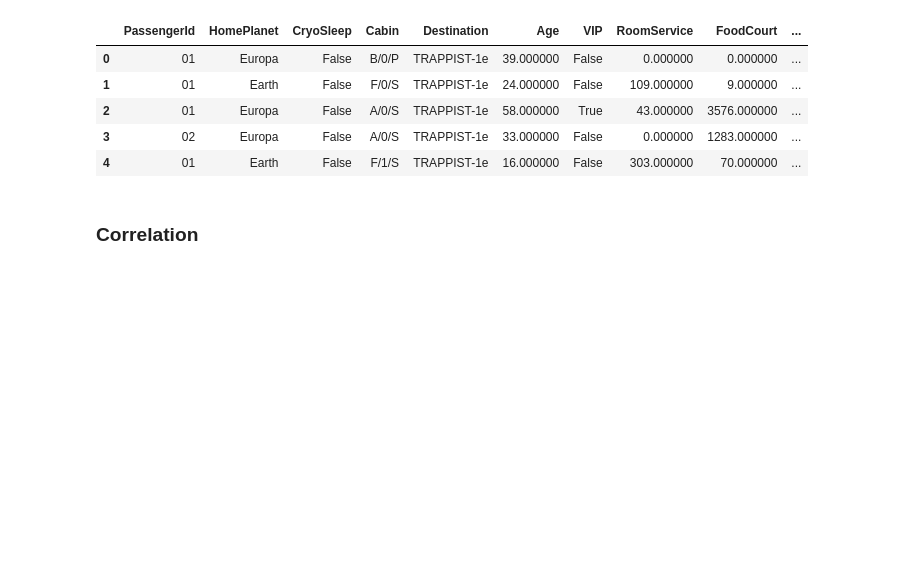
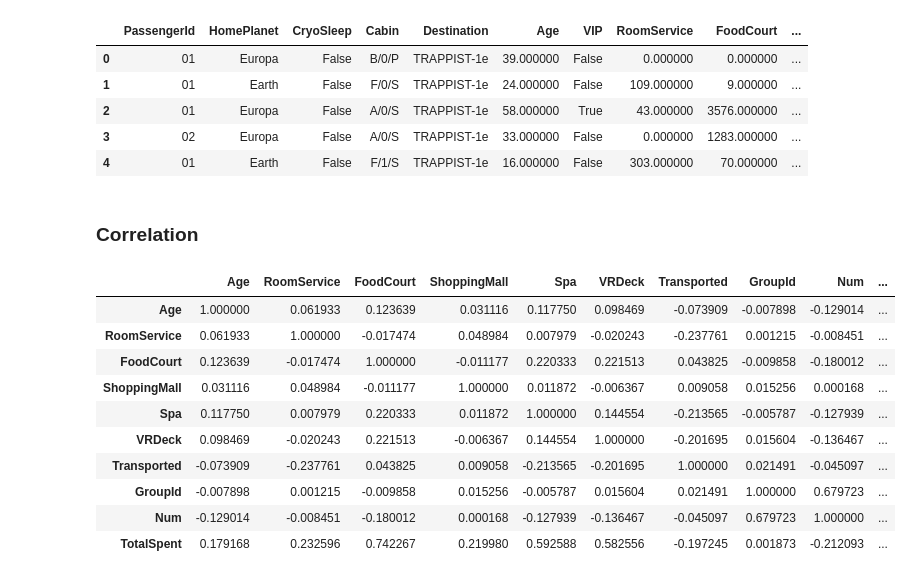
Before and after one commit to team-pass-ds/Spaceship-Titanic, a Jupyter notebook: notebooks/mukhopadhyay-eda-notebook.ipynb, the cells around one changed output. Saved outputs shown, nothing was run; the diff lists cells and outputs as text; code cells hidden in the pictures; blank space fills up the shorter version.

```diff
--- a/notebooks/mukhopadhyay-eda-notebook.ipynb
+++ b/notebooks/mukhopadhyay-eda-notebook.ipynb
@@ -635,6 +635,20 @@ df.head().style.background_gradient(cmap="Pastel1")
 | 4 | 01 | Earth | False | F/1/S | TRAPPIST-1e | 16.000000 | False | 303.000000 | 70.000000 | ... |
 # %% [markdown]
 ### Correlation
+# %%
+df.corr()
+# %% [output]
+|  | Age | RoomService | FoodCourt | ShoppingMall | Spa | VRDeck | Transported | GroupId | Num | ... |
+| Age | 1.000000 | 0.061933 | 0.123639 | 0.031116 | 0.117750 | 0.098469 | -0.073909 | -0.007898 | -0.129014 | ... |
+| RoomService | 0.061933 | 1.000000 | -0.017474 | 0.048984 | 0.007979 | -0.020243 | -0.237761 | 0.001215 | -0.008451 | ... |
+| FoodCourt | 0.123639 | -0.017474 | 1.000000 | -0.011177 | 0.220333 | 0.221513 | 0.043825 | -0.009858 | -0.180012 | ... |
+| ShoppingMall | 0.031116 | 0.048984 | -0.011177 | 1.000000 | 0.011872 | -0.006367 | 0.009058 | 0.015256 | 0.000168 | ... |
+| Spa | 0.117750 | 0.007979 | 0.220333 | 0.011872 | 1.000000 | 0.144554 | -0.213565 | -0.005787 | -0.127939 | ... |
+| VRDeck | 0.098469 | -0.020243 | 0.221513 | -0.006367 | 0.144554 | 1.000000 | -0.201695 | 0.015604 | -0.136467 | ... |
+| Transported | -0.073909 | -0.237761 | 0.043825 | 0.009058 | -0.213565 | -0.201695 | 1.000000 | 0.021491 | -0.045097 | ... |
+| GroupId | -0.007898 | 0.001215 | -0.009858 | 0.015256 | -0.005787 | 0.015604 | 0.021491 | 1.000000 | 0.679723 | ... |
+| Num | -0.129014 | -0.008451 | -0.180012 | 0.000168 | -0.127939 | -0.136467 | -0.045097 | 0.679723 | 1.000000 | ... |
+| TotalSpent | 0.179168 | 0.232596 | 0.742267 | 0.219980 | 0.592588 | 0.582556 | -0.197245 | 0.001873 | -0.212093 | ... |
 # %%
 corr = np.corrcoef(np.random.randn(11, 11))
 mask = np.zeros_like(corr)
```
Also changed, not shown: parts of 18 cells of this notebook.
